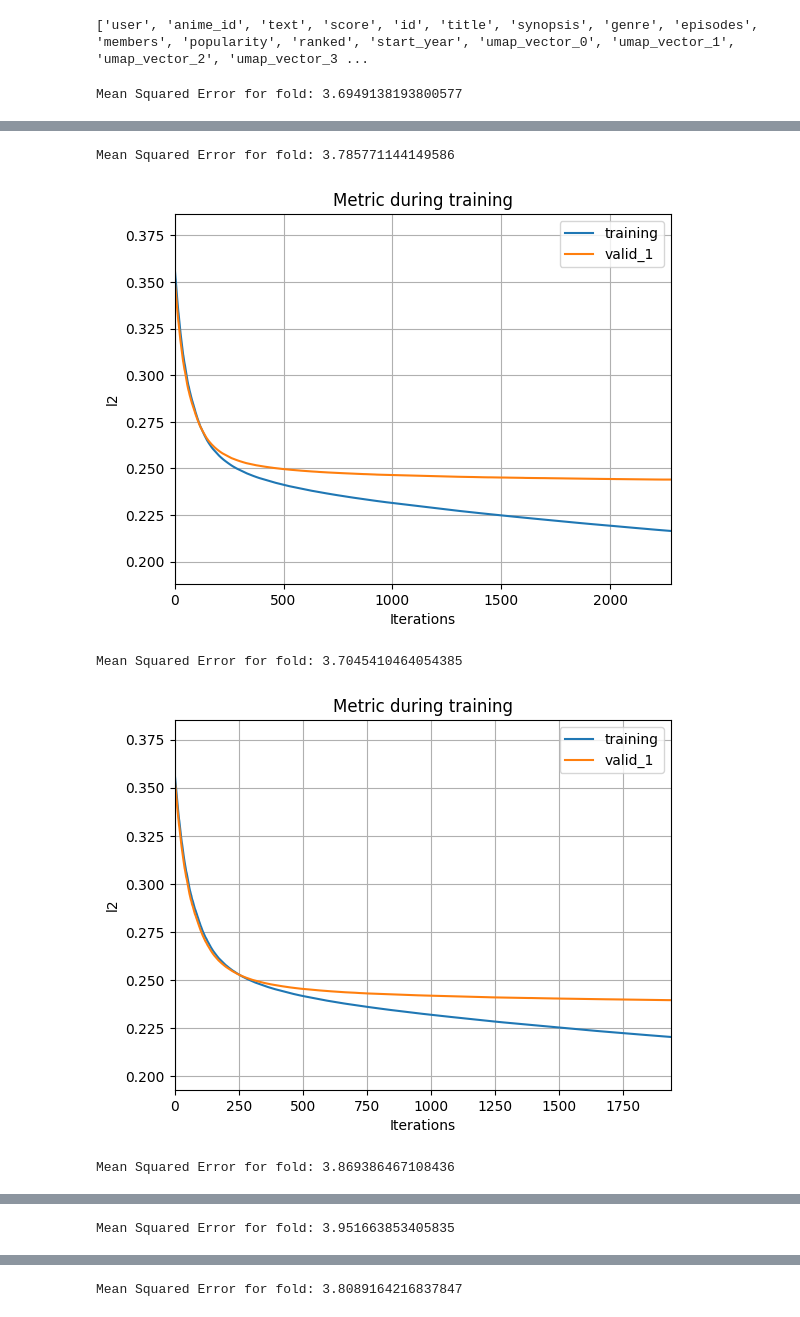
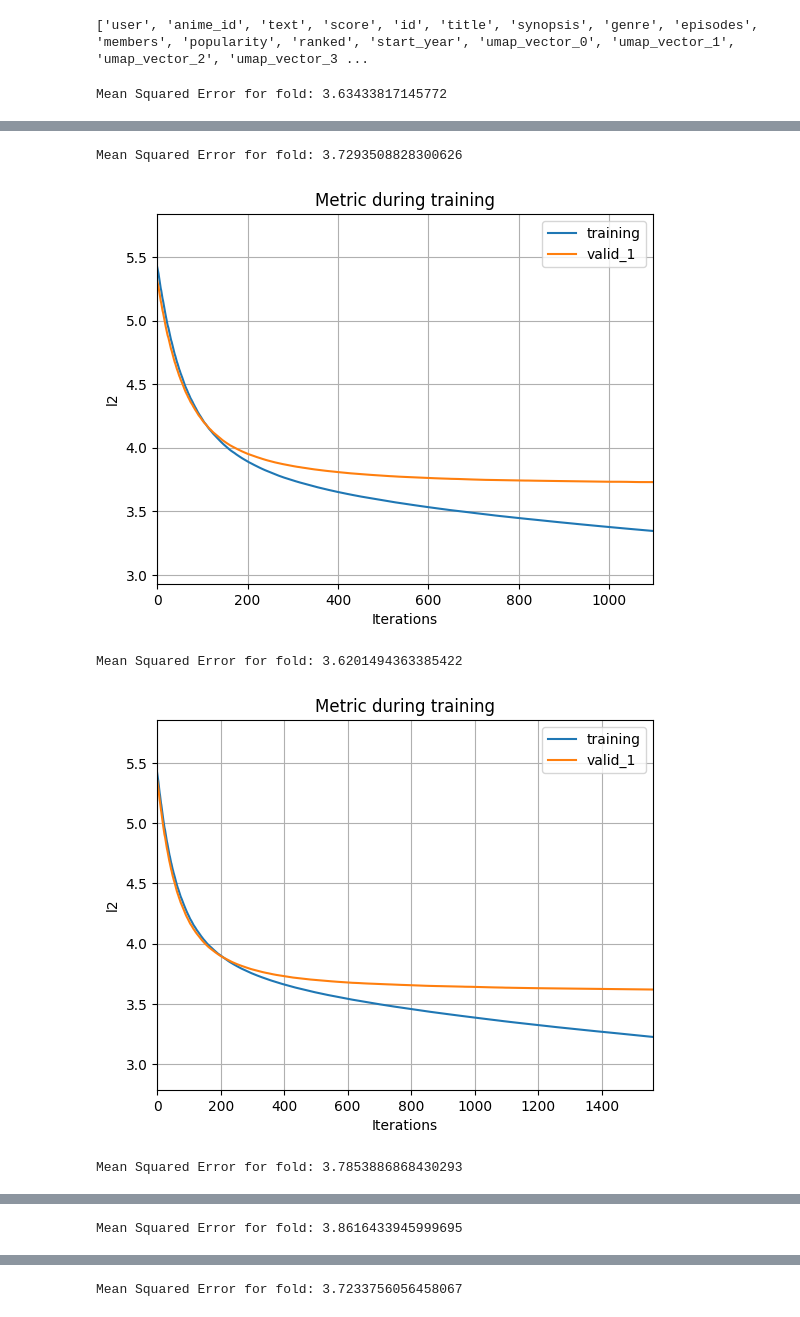
Before and after one commit to trasta298/trap_kaggle_23, a Jupyter notebook: src/trap/gbm.ipynb, the cells around one changed output, grey strips where cells are left out. Saved outputs shown, nothing was run; the diff lists cells and outputs as text; code cells hidden in the pictures.

```diff
--- a/src/trap/gbm.ipynb
+++ b/src/trap/gbm.ipynb
@@ -65,11 +65,11 @@ profile_data['age'] = profile_data['birthday'].apply(calculate_age)
 profile_data.drop('birthday', axis=1, inplace=True)
 # %%
 # 欠損値を平均値で埋める
-# profile_data['age'].fillna(profile_data['age'].mean(), inplace=True)
+profile_data['age'].fillna(profile_data['age'].mean(), inplace=True)
 
 # 10以下、80以上の値を平均値で埋める
-# profile_data.loc[profile_data['age'] < 10, 'age'] = profile_data['age'].mean()
-# profile_data.loc[profile_data['age'] > 80, 'age'] = profile_data['age'].mean()
+profile_data.loc[profile_data['age'] < 10, 'age'] = profile_data['age'].mean()
+profile_data.loc[profile_data['age'] > 80, 'age'] = profile_data['age'].mean()
 # %%
 # start_yearが欠損値のデータのうち、start_monthが欠損値でないデータは start_year = start_month とする
 anime_data.loc[anime_data['start_year'].isnull() & anime_data['start_month'].notnull(), 'start_year'] = anime_data['start_month']
@@ -428,7 +428,7 @@ train_data_merged['weight'] = 1
 # %%
 # aggregate features
 cat_cols = ['user']
-agg_cols = ['episodes', 'members', 'ranked', 'start_year']
+agg_cols = ['episodes', 'members', 'ranked', 'start_year', 'age']
 agg_types = ['mean', 'std', 'max', 'min', 'sum']
 
 for cat_col in cat_cols:
@@ -450,10 +450,10 @@ for cat_col in cat_cols:
                 test_data_merged[new_col_name] = test_data_merged[cat_col].map(temp)
 # %%
 # ['episodes', 'members', 'ranked', 'start_year', 'season', 'genre_*', 'gender', 'age'] カラムを特徴量として摘出する
-correct_features = ['episodes', 'members', 'ranked', 'start_year', 'age']
+correct_features = ['episodes', 'members', 'ranked', 'start_year']
 correct_features.extend([col for col in train_data_merged.columns if col.startswith('gen_') and 'Unknown' not in col])
 correct_features.extend([col for col in train_data_merged.columns if col.startswith('userscore_')])
-# correct_features.extend([col for col in train_data_merged.columns if col.startswith('agg_')])
+correct_features.extend([col for col in train_data_merged.columns if col.startswith('agg_')])
 # correct_features.extend([col for col in train_data_merged.columns if col.startswith('umap_vector_')])
 
 x_train = train_data_merged[correct_features + ['weight']]
@@ -498,8 +498,8 @@ for train_index, val_index in kf.split(x_train):
     x_val_fold = x_val_fold.drop(columns=['weight'])
 
     # 11から引いた上で平方根をとる
-    y_train_fold = np.sqrt(11 - y_train_fold)  # type: ignore
-    y_val_fold = np.sqrt(11 - y_val_fold)  # type: ignore
+    # y_train_fold = np.sqrt(11 - y_train_fold)  # type: ignore
+    # y_val_fold = np.sqrt(11 - y_val_fold)  # type: ignore
 
     bst = lgb.LGBMRegressor(**params)
     bst.fit(x_train_fold, y_train_fold, eval_set=[(x_train_fold, y_train_fold), (x_val_fold, y_val_fold)], sample_weight=sample_weight)  # type: ignore
@@ -508,8 +508,8 @@ for train_index, val_index in kf.split(x_train):
     y_pred = bst.predict(x_val_fold)
 
     # (11から引いた上で平方根をとる)の逆変換
-    y_pred = 11 - np.square(y_pred)  # type: ignore
-    y_val_fold = 11 - np.square(y_val_fold)  # type: ignore
+    # y_pred = 11 - np.square(y_pred)  # type: ignore
+    # y_val_fold = 11 - np.square(y_val_fold)  # type: ignore
 
     # 評価
     mse = mean_squared_error(y_val_fold, y_pred)  # type: ignore
@@ -523,4 +523,4 @@ for train_index, val_index in kf.split(x_train):
 mean_score = np.mean(scores)
 print(f'Mean Squared Error for 5-folds CV: {mean_score}')
 # %% [output]
-Mean Squared Error for fold: 3.6949138193800577
+Mean Squared Error for fold: 3.63433817145772
@@ -528,5 +528,5 @@ Mean Squared Error for fold: 3.6949138193800577
-Mean Squared Error for fold: 3.785771144149586
+Mean Squared Error for fold: 3.7293508828300626
-[figure, old version]
+[figure, new version]
-Mean Squared Error for fold: 3.7045410464054385
+Mean Squared Error for fold: 3.6201494363385422
-[figure, old version]
+[figure, new version]
-Mean Squared Error for fold: 3.869386467108436
+Mean Squared Error for fold: 3.7853886868430293
@@ -534 +534 @@ Mean Squared Error for fold: 3.869386467108436
-Mean Squared Error for fold: 3.951663853405835
+Mean Squared Error for fold: 3.8616433945999695
@@ -536 +536 @@ Mean Squared Error for fold: 3.951663853405835
-Mean Squared Error for fold: 3.8089164216837847
+Mean Squared Error for fold: 3.7233756056458067
```
Also changed, not shown: parts of 4 cells of this notebook, 1 other file.
